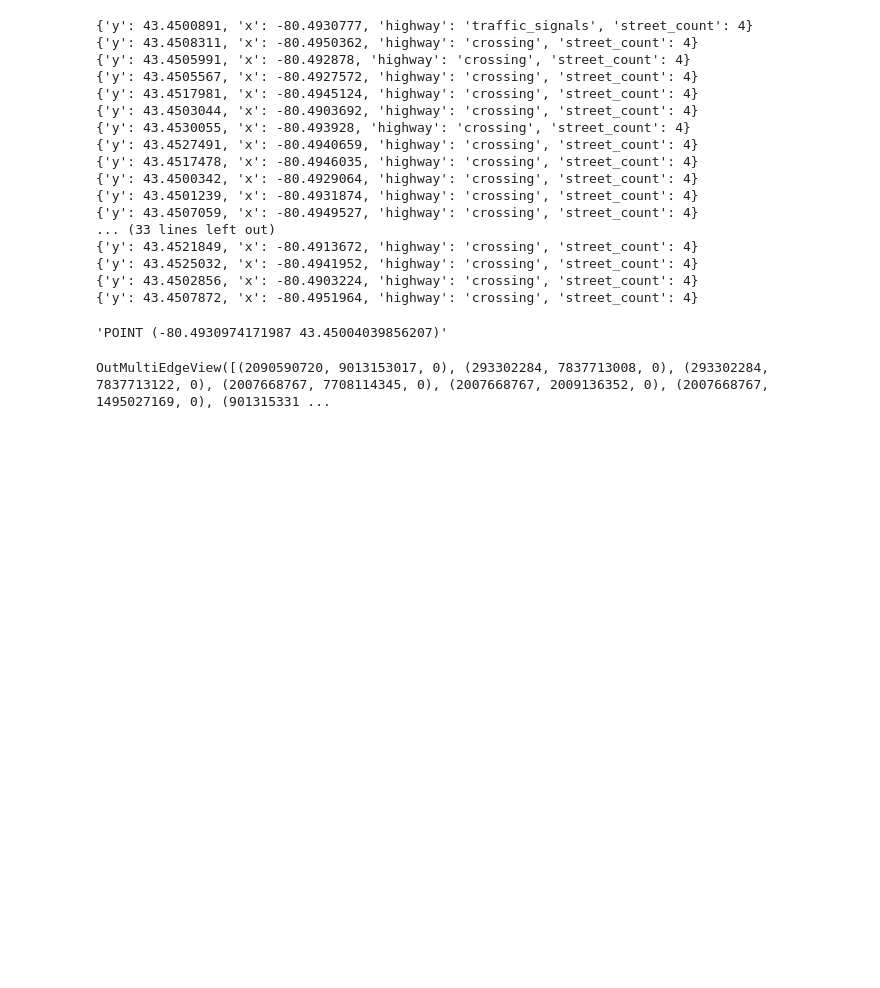
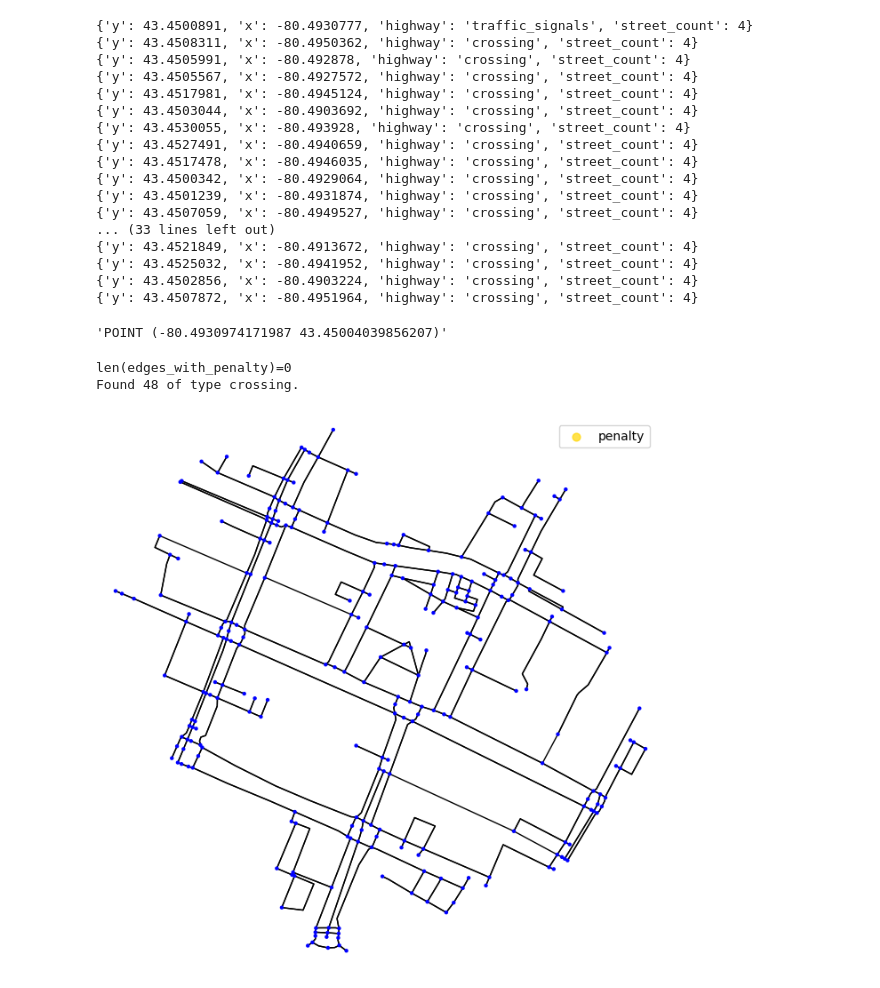
Before and after one commit to mbells/active_transport_ds, a Jupyter notebook: map_analysis/City_walkability.ipynb, the cells around one changed output. Cells and saved outputs as stored; diff of their text form; code cells hidden in the pictures; blank space fills up the shorter version.

```diff
--- a/map_analysis/City_walkability.ipynb
+++ b/map_analysis/City_walkability.ipynb
@@ -381,7 +381,7 @@ def get_graph_within_radius_with_penalty(G,
 center = (43.4516, -80.4925)
 
 # Get subgraph with traffic light penalties
-G_penalized = get_graph_within_radius_with_penalty(G, center_point=center, search_radius=333, traffic_light_penalty=0)
+G_penalized = get_graph_within_radius_with_penalty(G, center_point=center, search_radius=333, traffic_signal_penalty=0)
 
 # Plot it
 fig, ax = ox.plot_graph(
@@ -450,29 +450,54 @@ str(myline.centroid)
 # %%
 #{'osmid': [825518275, 825518276], 'highway': 'footway', 'oneway': False, 'reversed': False, 'length': np.float64(7.2898328008659155),
 # 'geometry': <LINESTRING (-80.491 43.452, -80.491 43.452, -80.491 43.452)>, 'penalized_length': np.float64(7.2898328008659155)}
 
-def plot_edges_with_penalty(ax, G, node_type, color, size, alpha, label=None):
+def plot_edges_with_penalty(ax, G, color, size, alpha, label=None, node_type="crossing"):
   edges_with_penalty=[]
   for u, v, k, data in G.edges(keys=True, data=True):
-    if data['length'] != data['penalized_length']:
+    if "penalized_length" in data and (data['length'] != data['penalized_length']):
       data['x'], data['y'] = data['geometry'].myline.centroid
 
       edges_with_penalty.append((u,v,k,))
 
   #for u, v, k, data in edges_with_penalty:
-
+  print(f"{len(edges_with_penalty)=}")
   nodes = get_nodes_of_type(G, node_type)
   print(f"Found {len(nodes)} of type {node_type}.")
 
   # Extract coordinates for plotting
   x = [data['x'] for u,v,k,data in edges_with_penalty]
   y = [data['y'] for u,v,k,data in edges_with_penalty]
 
   if label is None:
     label = node_type
 
   # Plot traffic crossings in red
   ax.scatter(x, y, c=color, s=size, alpha=alpha, label=label)
   ax.legend()
+
+
+# Plot it
+fig, ax = ox.plot_graph(
+    G_penalized,
+    node_size=10, node_color='blue',
+    edge_color='black', bgcolor='white',
+    show=False, close=False
+)
+
+#lights = get_traffic_lights(G_penalized)
+#print(f"Found {len(lights)} traffic lights.")
+#plot_traffic_lights(ax, G_penalized, lights)
+#
+#crossings = get_crossings(G_penalized)
+#print(f"Found {len(crossings)} traffic lights.")
+#plot_crossings(ax, G_penalized, crossings)
+
+#plot_nodes(ax, G_sub, 'traffic_signals', color='red', size=40, alpha=0.5)
+#plot_nodes(ax, G_sub, 'crossing', color='gold', size=40, alpha=0.5)
+plot_edges_with_penalty(ax, G_penalized, color='gold', size=40, alpha=0.7, label="penalty")
+
+plt.show()
 # %% [output]
-OutMultiEdgeView([(2090590720, 9013153017, 0), (293302284, 7837713008, 0), (293302284, 7837713122, 0), (2007668767, 7708114345, 0), (2007668767, 2009136352, 0), (2007668767, 1495027169, 0), (901315331 ...
+len(edges_with_penalty)=0
+Found 48 of type crossing.
+[figure, added]
```
Also changed, not shown: parts of 1 cell of this notebook.
